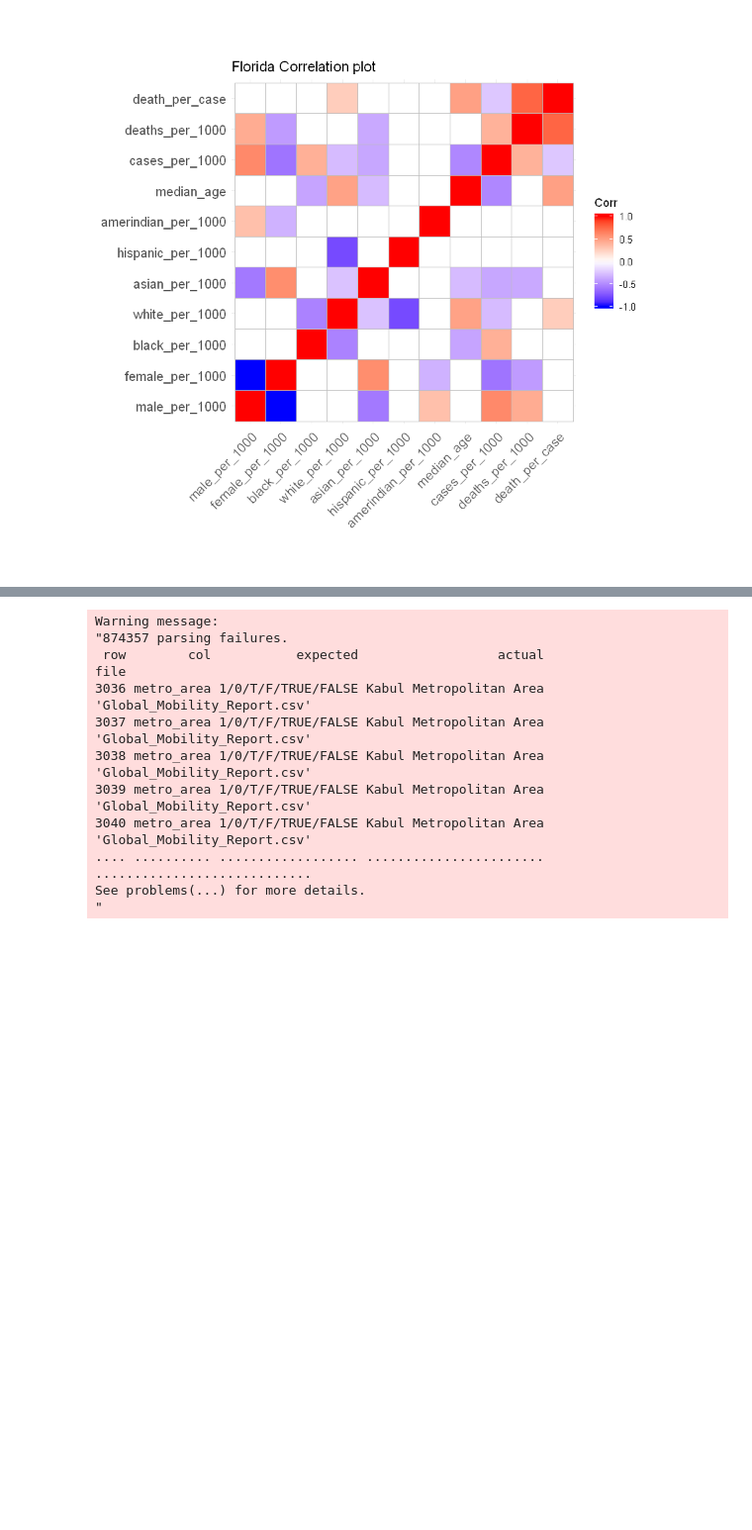
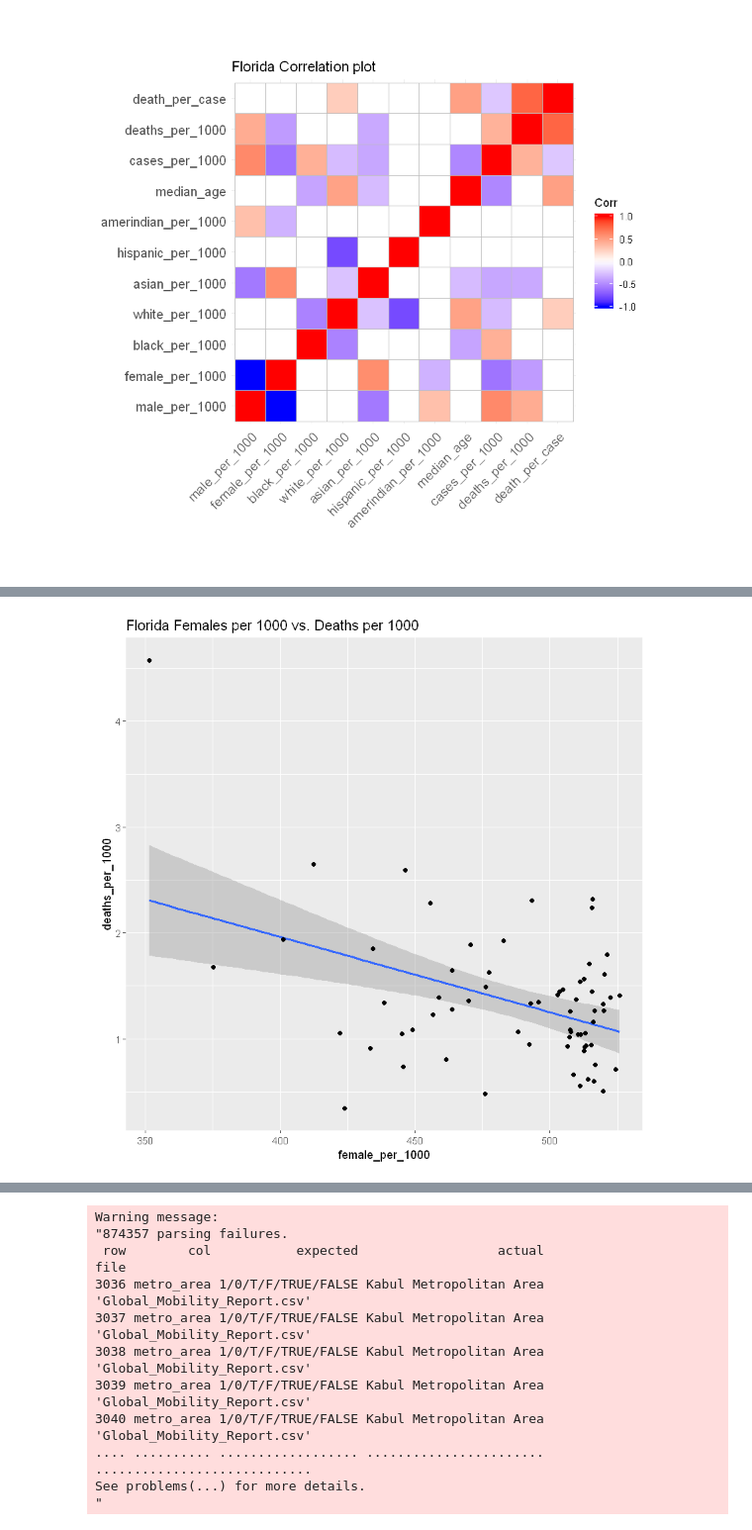
Before and after one commit to hlambson/CS7331, a Jupyter notebook: Project 1/Project 1.ipynb, the cells around one changed output, grey strips where cells are left out. Shown at 99% size. Saved outputs shown, nothing was run; the diff lists cells and outputs as text; code cells hidden in the pictures; blank space fills up the shorter version.

```diff
--- a/Project 1/Project 1.ipynb
+++ b/Project 1/Project 1.ipynb
@@ -412,0 +427,6 @@ geom_smooth(method = lm) + geom_point()
+# %%
+ggplot(cases_rates_FL, mapping = aes(x = female_per_1000, y = deaths_per_1000)) +
+geom_smooth(method = lm) + geom_point() +
+labs(title = "Florida Females per 1000 vs. Deaths per 1000")
+# %% [output]
+[figure, added]
```
Also changed, not shown: parts of 26 cells of this notebook.
